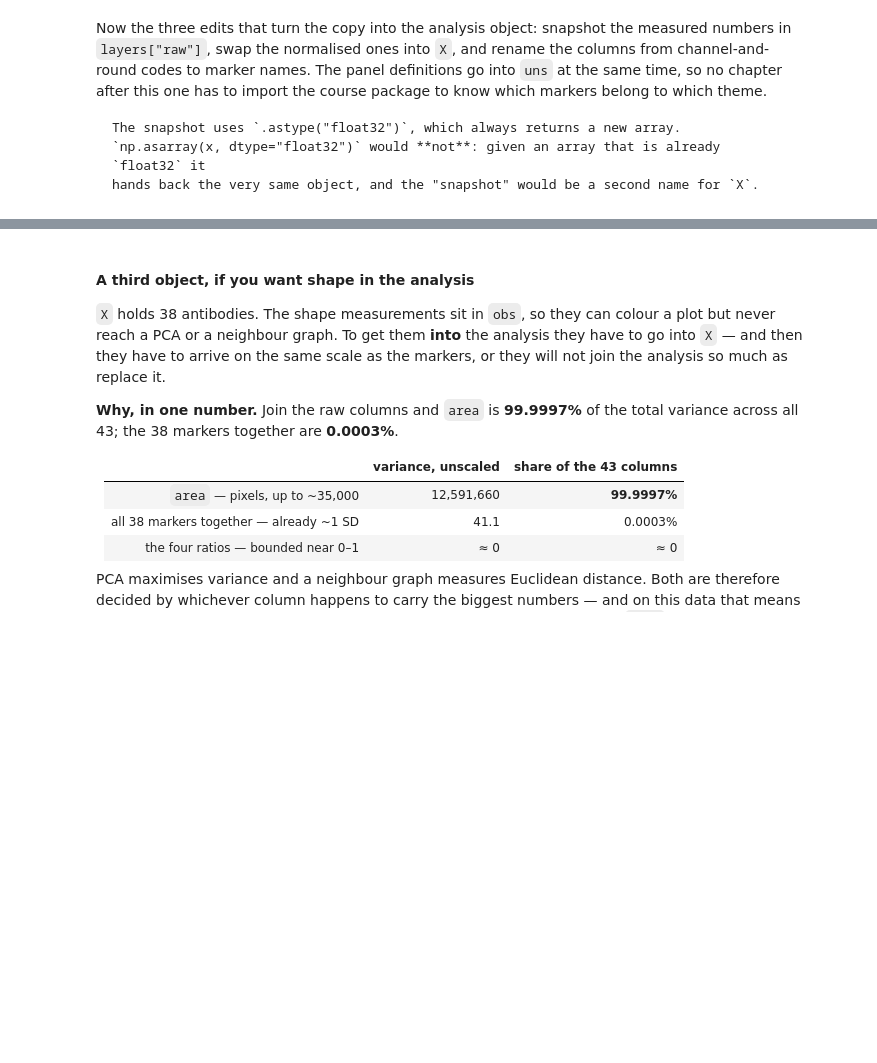
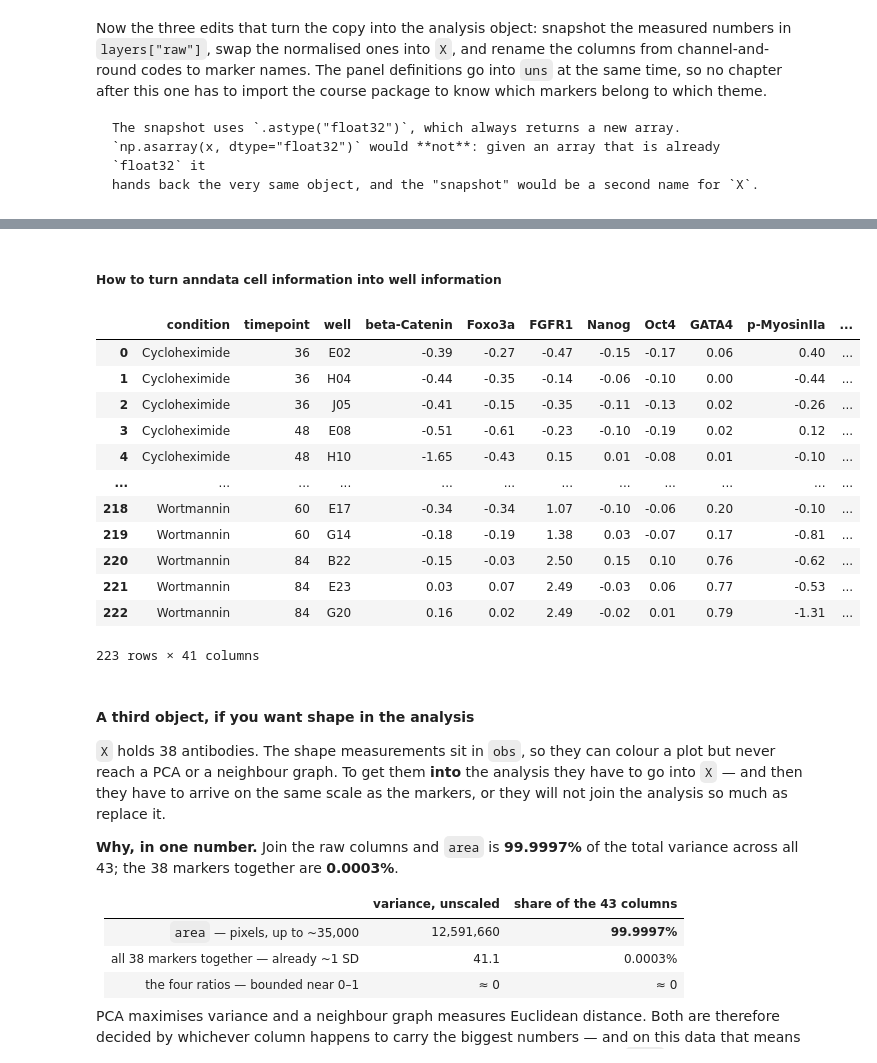
Before and after one commit to LiberaliLab/Multicellular-Systems-2026, a Jupyter notebook: book/part3_analysis/1_preparation/03_normalisation.ipynb, the cells around one changed output, grey strips where cells are left out. Drawn from its saved outputs; the diff is of its cells as text; code cells hidden in the pictures; blank space fills up the shorter version.

Commit message:
Changes from 03 to 04_ tested that final anndata are well normalised and subsetted

```diff
--- a/book/part3_analysis/1_preparation/03_normalisation.ipynb
+++ b/book/part3_analysis/1_preparation/03_normalisation.ipynb
@@ -591,3 +598,26 @@ wells.iloc[:4, :6].round(2)
+# %% [markdown]
+##### How to turn anndata cell information into well information
+# %%
+wells = (intensity_adata.to_df()
+         .groupby([intensity_adata.obs.condition.astype(str),
+                   intensity_adata.obs.timepoint_h.astype(int),
+                   intensity_adata.obs.well.astype(str)], observed=True).mean()
+         .rename_axis(["condition", "timepoint", "well"]).reset_index())
+wells.round(2)
+# %% [output]
+|  | condition | timepoint | well | beta-Catenin | Foxo3a | FGFR1 | Nanog | Oct4 | GATA4 | p-MyosinIIa | ... |
+| 0 | Cycloheximide | 36 | E02 | -0.39 | -0.27 | -0.47 | -0.15 | -0.17 | 0.06 | 0.40 | ... |
+| 1 | Cycloheximide | 36 | H04 | -0.44 | -0.35 | -0.14 | -0.06 | -0.10 | 0.00 | -0.44 | ... |
+| 2 | Cycloheximide | 36 | J05 | -0.41 | -0.15 | -0.35 | -0.11 | -0.13 | 0.02 | -0.26 | ... |
+| 3 | Cycloheximide | 48 | E08 | -0.51 | -0.61 | -0.23 | -0.10 | -0.19 | 0.02 | 0.12 | ... |
+| 4 | Cycloheximide | 48 | H10 | -1.65 | -0.43 | 0.15 | 0.01 | -0.08 | 0.01 | -0.10 | ... |
+| ... | ... | ... | ... | ... | ... | ... | ... | ... | ... | ... | ... |
+| 218 | Wortmannin | 60 | E17 | -0.34 | -0.34 | 1.07 | -0.10 | -0.06 | 0.20 | -0.10 | ... |
+| 219 | Wortmannin | 60 | G14 | -0.18 | -0.19 | 1.38 | 0.03 | -0.07 | 0.17 | -0.81 | ... |
+| 220 | Wortmannin | 84 | B22 | -0.15 | -0.03 | 2.50 | 0.15 | 0.10 | 0.76 | -0.62 | ... |
+| 221 | Wortmannin | 84 | E23 | 0.03 | 0.07 | 2.49 | -0.03 | 0.06 | 0.77 | -0.53 | ... |
+| 222 | Wortmannin | 84 | G20 | 0.16 | 0.02 | 2.49 | -0.02 | 0.01 | 0.79 | -1.31 | ... |
+223 rows × 41 columns
 # %% [markdown]
 #### A third object, if you want shape in the analysis
 
```
Also changed, not shown: parts of 16 cells of this notebook, 1 other file.
